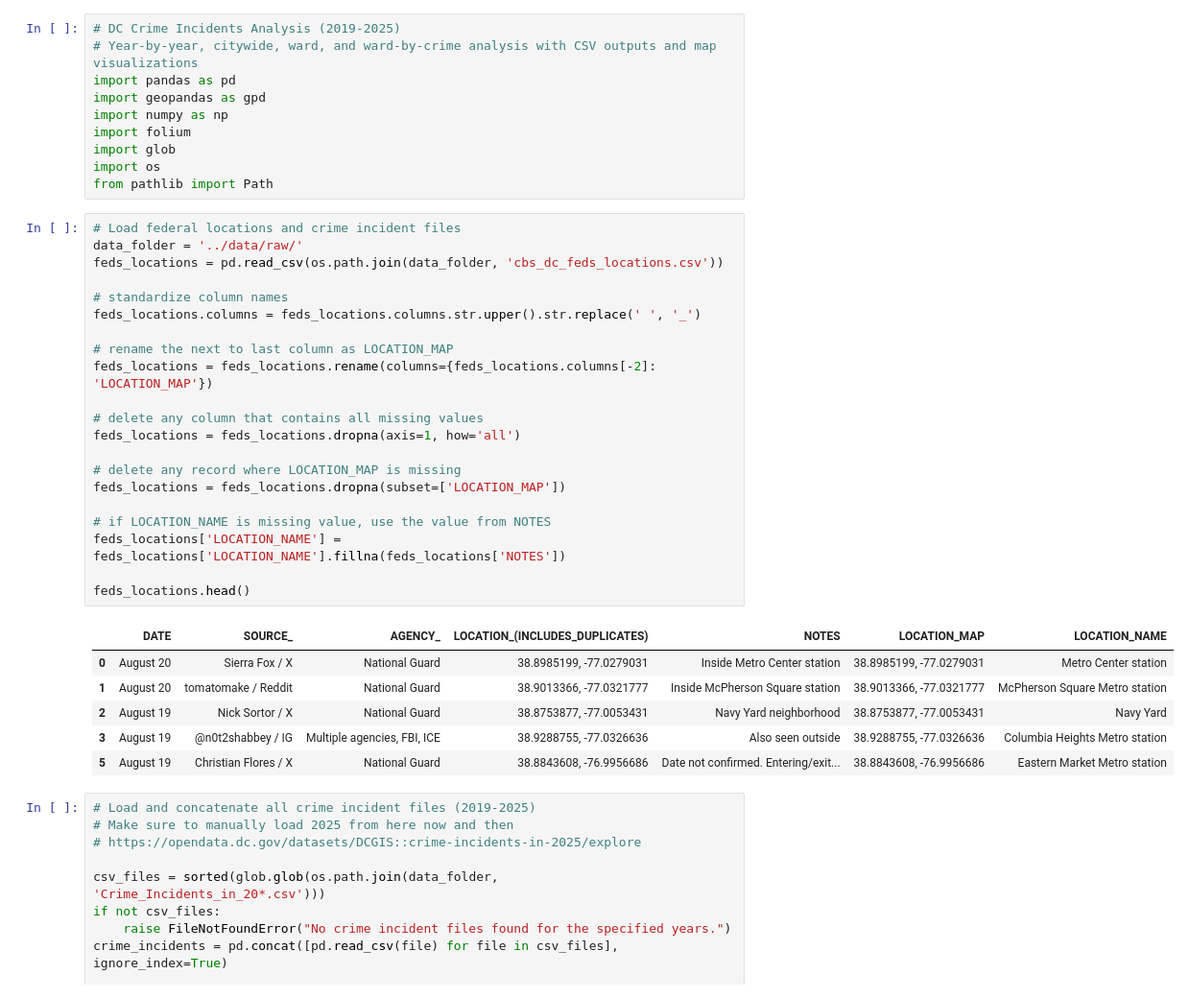
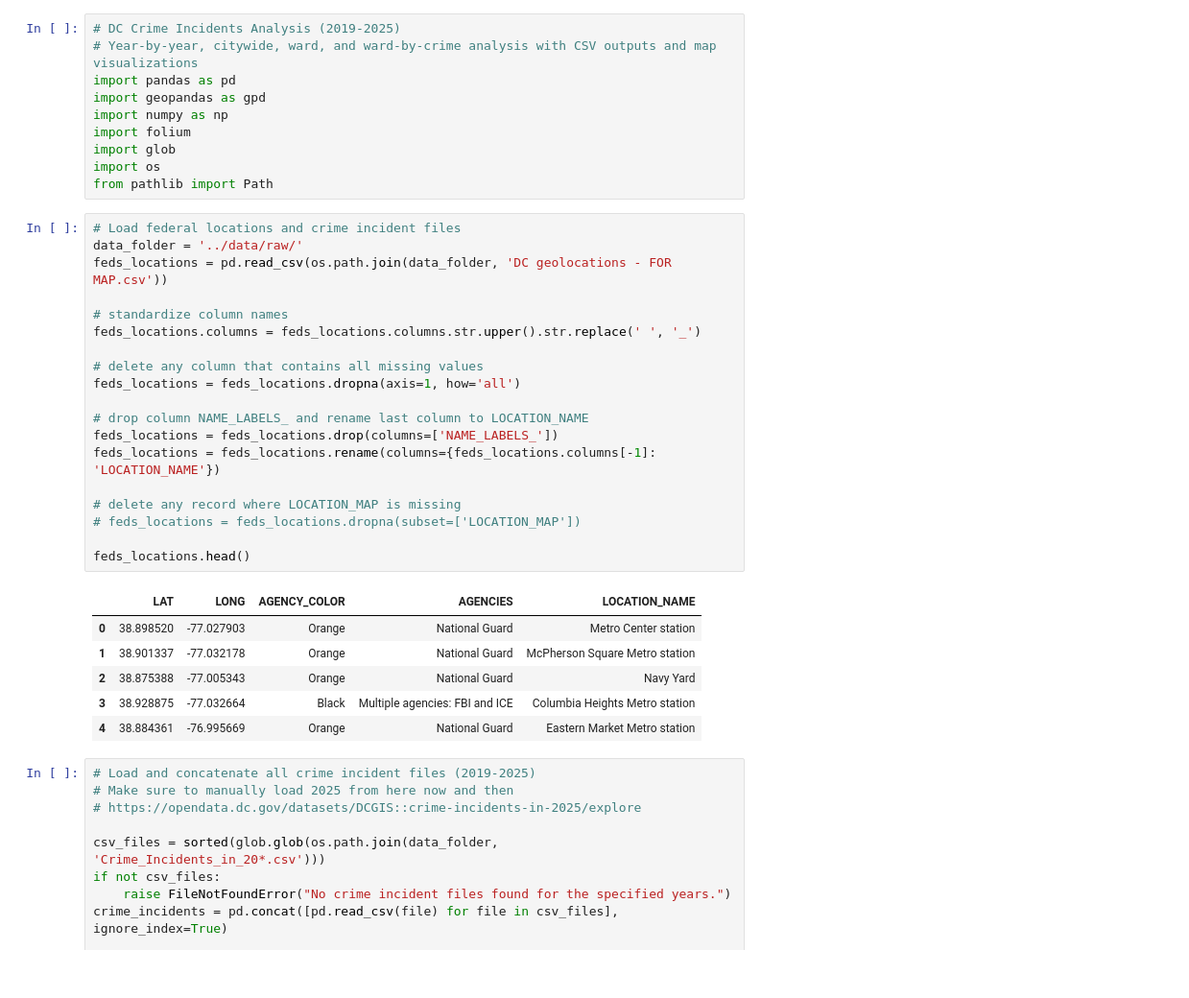
Before and after one commit to jkelly3rd/dc_crime, a Jupyter notebook: notebooks/dc_crime_incidents.ipynb, the cells around one changed output. Shown at 96% size. Saved outputs shown, nothing was run; the diff lists cells and outputs as text.

```diff
--- a/notebooks/dc_crime_incidents.ipynb
+++ b/notebooks/dc_crime_incidents.ipynb
@@ -11,31 +11,29 @@ from pathlib import Path
 # %%
 # Load federal locations and crime incident files
 data_folder = '../data/raw/'
-feds_locations = pd.read_csv(os.path.join(data_folder, 'cbs_dc_feds_locations.csv'))
+feds_locations = pd.read_csv(os.path.join(data_folder, 'DC geolocations - FOR MAP.csv'))
 
 # standardize column names
 feds_locations.columns = feds_locations.columns.str.upper().str.replace(' ', '_')
 
-# rename the next to last column as LOCATION_MAP
-feds_locations = feds_locations.rename(columns={feds_locations.columns[-2]: 'LOCATION_MAP'})
-
 # delete any column that contains all missing values
 feds_locations = feds_locations.dropna(axis=1, how='all')
 
+# drop column NAME_LABELS_ and rename last column to LOCATION_NAME
+feds_locations = feds_locations.drop(columns=['NAME_LABELS_'])
+feds_locations = feds_locations.rename(columns={feds_locations.columns[-1]: 'LOCATION_NAME'})
+
 # delete any record where LOCATION_MAP is missing
-feds_locations = feds_locations.dropna(subset=['LOCATION_MAP'])
-
-# if LOCATION_NAME is missing value, use the value from NOTES
-feds_locations['LOCATION_NAME'] = feds_locations['LOCATION_NAME'].fillna(feds_locations['NOTES'])
+# feds_locations = feds_locations.dropna(subset=['LOCATION_MAP'])
 
 feds_locations.head()
 # %% [output]
-|  | DATE | SOURCE_ | AGENCY_ | LOCATION_(INCLUDES_DUPLICATES) | NOTES | LOCATION_MAP | LOCATION_NAME |
-| 0 | August 20 | Sierra Fox / X | National Guard | 38.8985199, -77.0279031 | Inside Metro Center station | 38.8985199, -77.0279031 | Metro Center station |
-| 1 | August 20 | tomatomake / Reddit | National Guard | 38.9013366, -77.0321777 | Inside McPherson Square station | 38.9013366, -77.0321777 | McPherson Square Metro station |
-| 2 | August 19 | Nick Sortor / X | National Guard | 38.8753877, -77.0053431 | Navy Yard neighborhood | 38.8753877, -77.0053431 | Navy Yard |
-| 3 | August 19 | @n0t2shabbey / IG | Multiple agencies, FBI, ICE | 38.9288755, -77.0326636 | Also seen outside | 38.9288755, -77.0326636 | Columbia Heights Metro station |
-| 5 | August 19 | Christian Flores / X | National Guard | 38.8843608, -76.9956686 | Date not confirmed. Entering/exit... | 38.8843608, -76.9956686 | Eastern Market Metro station |
+|  | LAT | LONG | AGENCY_COLOR | AGENCIES | LOCATION_NAME |
+| 0 | 38.898520 | -77.027903 | Orange | National Guard | Metro Center station |
+| 1 | 38.901337 | -77.032178 | Orange | National Guard | McPherson Square Metro station |
+| 2 | 38.875388 | -77.005343 | Orange | National Guard | Navy Yard |
+| 3 | 38.928875 | -77.032664 | Black | Multiple agencies: FBI and ICE | Columbia Heights Metro station |
+| 4 | 38.884361 | -76.995669 | Orange | National Guard | Eastern Market Metro station |
 # %%
 # Load and concatenate all crime incident files (2019-2025)
 # Make sure to manually load 2025 from here now and then
```
Also changed, not shown: parts of 2 cells of this notebook, 31 other files.
